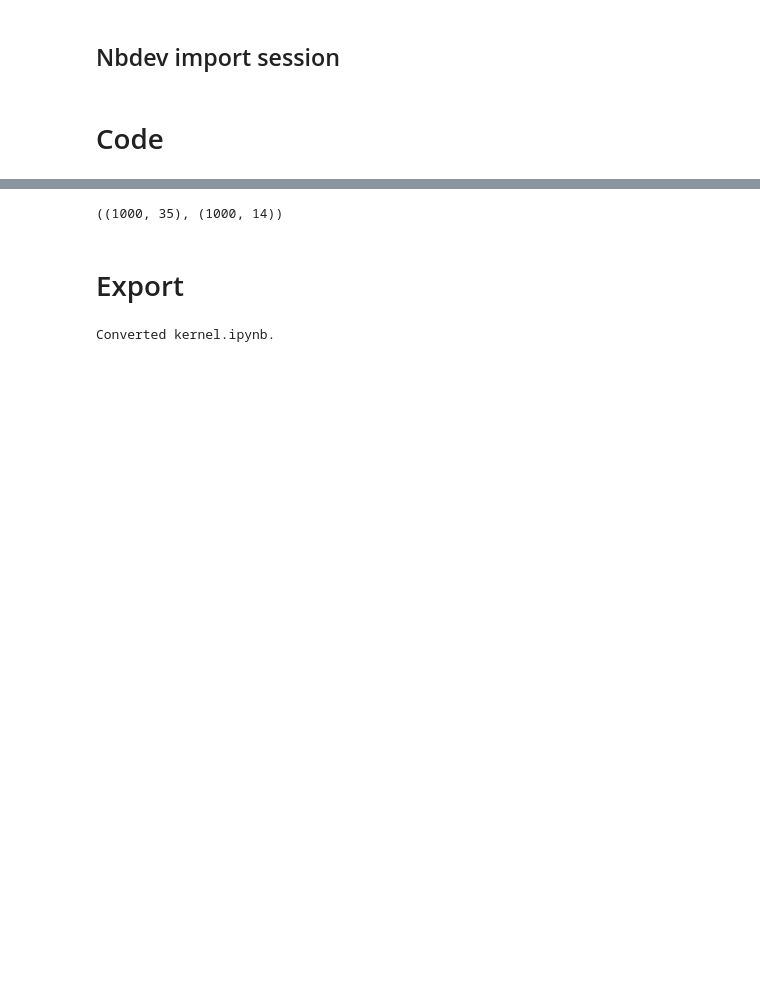
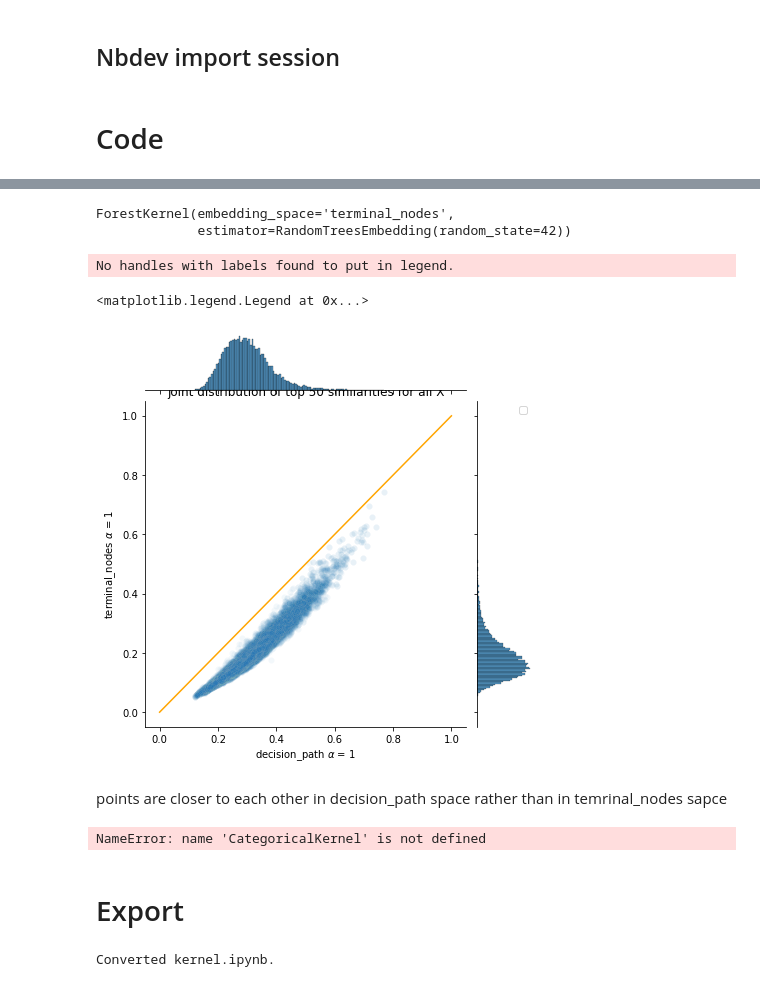
Before and after one commit to AlanGanem/heartwood, a Jupyter notebook: notebooks_dev/kernel.ipynb, the cells around one changed output, grey strips where cells are left out. Saved outputs shown, nothing was run; the diff lists cells and outputs as text; code cells hidden in the pictures; blank space fills up the shorter version.

Commit message:
added decision_path space support

```diff
--- a/notebooks_dev/kernel.ipynb
+++ b/notebooks_dev/kernel.ipynb
@@ -284,0 +316,40 @@ kernel = ForestKernel()
+# %%
+topn = 50
+es1 = 'decision_path'
+es2 = 'terminal_nodes'
+alpha1 = 1
+alpha2 = 1
+# %%
+kernel1 = ForestKernel(RandomTreesEmbedding(random_state = 42), embedding_space = es1)
+kernel2 = ForestKernel(RandomTreesEmbedding(random_state = 42), embedding_space = es2)
+
+kernel1.fit(X,)
+kernel2.fit(X,)
+# %% [output]
+ForestKernel(embedding_space='terminal_nodes',
+             estimator=RandomTreesEmbedding(random_state=42))
+# %%
+
+_, sims1 = kernel1.similarity_idxs(X, remove_diagonal = True, topn = topn, alpha = alpha1)
+_, sims2 = kernel2.similarity_idxs(X, remove_diagonal = True, topn = topn, alpha = alpha2)
+# %%
+import seaborn as sns
+import matplotlib.pyplot as plt
+
+sims1 = np.stack(sims1).flatten()
+sims2 = np.stack(sims2).flatten()
+
+#sns.distplot(dp_sims, label = fr'{es1} $\alpha$ = {alpha1}')
+#sns.distplot(tn_sims, label = fr'{es2} $\alpha$ = {alpha2}')
+plot = sns.jointplot(sims1, sims2, joint_kws = dict(alpha = 0.05))
+plot.ax_joint.set_title(f'joint distribution of top {topn} similarities for all X')
+plot.ax_joint.set_xlabel(fr'{es1} $\alpha$ = {alpha1}')
+plot.ax_joint.set_ylabel(fr'{es2} $\alpha$ = {alpha2}')
+plot.ax_joint.plot([0,1], [0,1], color = 'orange')
+plt.legend()
+# %% [output]
+No handles with labels found to put in legend.
+<matplotlib.legend.Legend at 0x...>
+[figure, added]
+# %% [markdown]
+points are closer to each other in decision_path space rather than in temrinal_nodes sapce
@@ -327,15 +400,7 @@ class CategoricalKernel(EstimatorKernel):
 
         return np.hstack(embeddings)
 # %%
-n_features = 7
-cardinality_per_feature = 1000
-n_classes = 5
-n_reg_dims = 2
 
-X = np.random.randint(0,cardinality_per_feature,(1000,n_features))
-
-y_class = np.random.randint(0,n_classes, 1000)
-y_reg = np.random.randn(1000,n_reg_dims)
 
 kernel_class = CategoricalKernel(LogisticRegression(), use_encoder = True)
 kernel_reg = CategoricalKernel(LinearRegression(), use_encoder = True)
@@ -344,7 +409,7 @@ kernel_reg.fit(X,y_reg)
 
 kernel_class.project(X).shape, kernel_reg.project(X).shape
 # %% [output]
-((1000, 35), (1000, 14))
+NameError: name 'CategoricalKernel' is not defined
 # %% [markdown]
 # Export
 # %%
```
Also changed, not shown: parts of 10 cells of this notebook.
